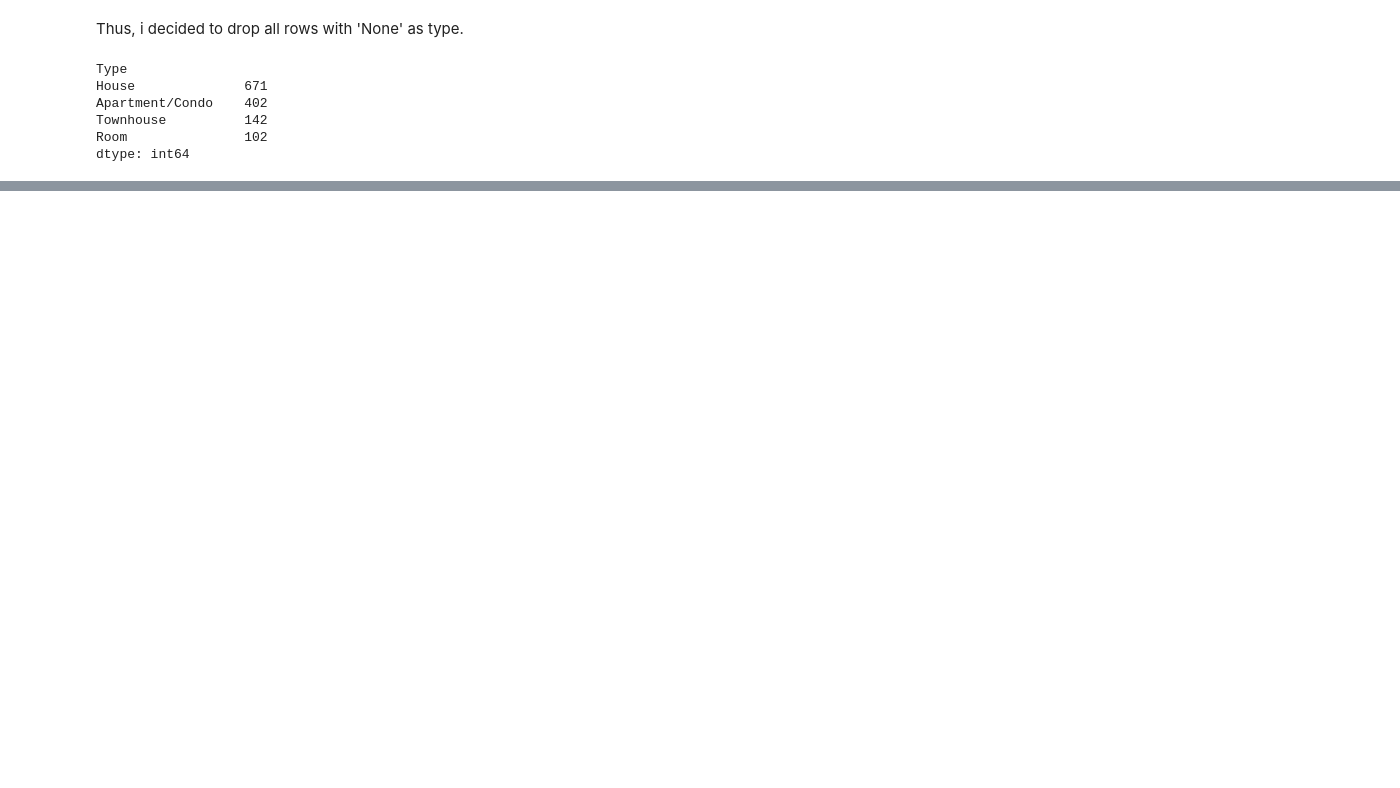
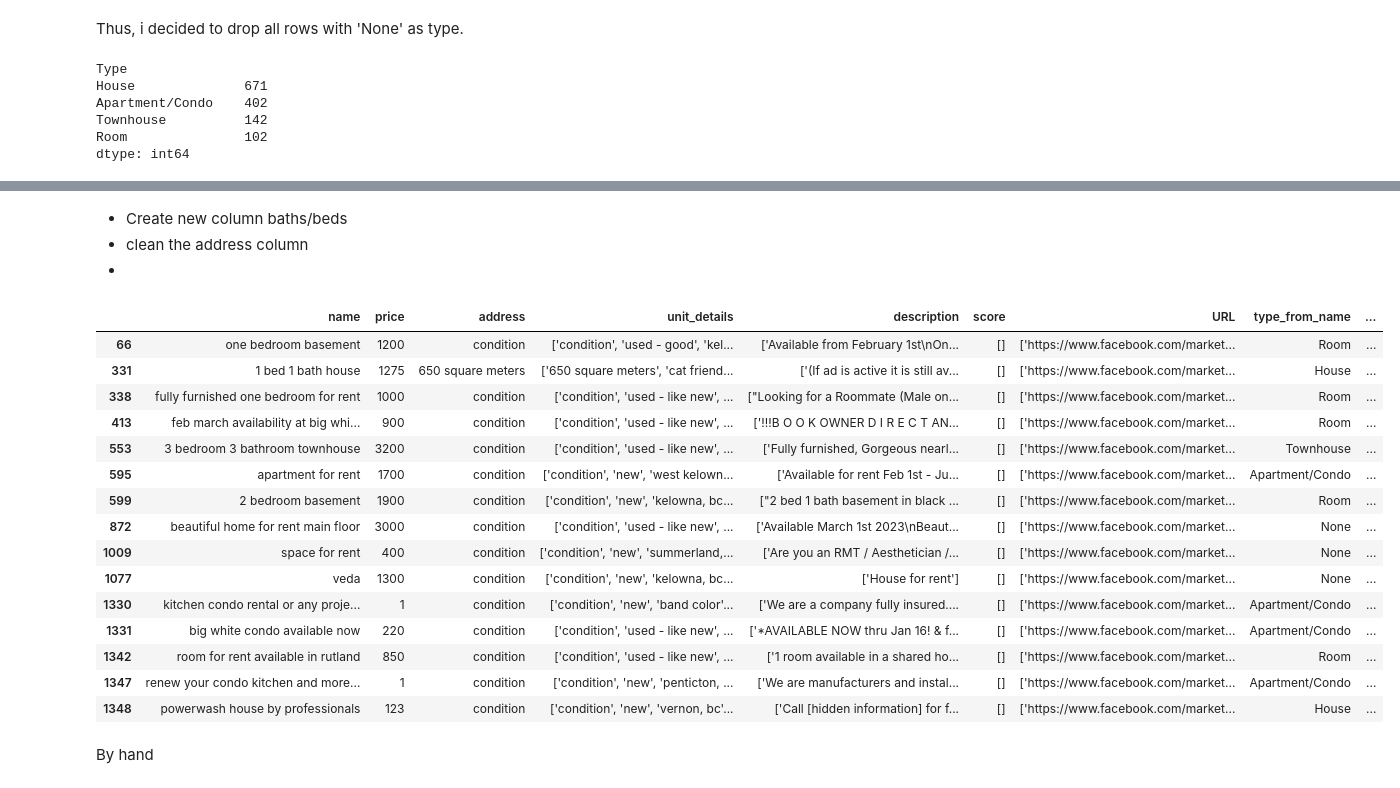
Before and after one commit to aiillen/Kelowna-Rental-Price-Prediction-Using-Machine-Learning-Algorithms, a Jupyter notebook: data/raw/cleaning_data_1.ipynb, the cells around one changed output, grey strips where cells are left out. Saved outputs shown, nothing was run; the diff lists cells and outputs as text; code cells hidden in the pictures; blank space fills up the shorter version.

Commit message:
cleaning the address column

```diff
--- a/data/raw/cleaning_data.ipynb
+++ b/data/raw/cleaning_data_1.ipynb
@@ -268,0 +267,33 @@ df.head(10)
+# %% [markdown]
+- Create new column baths/beds
+- clean the address column
+-
+# %%
+df = df.rename(columns = {'adress':'address'})
+# %%
+df['address'] = df['address'].str[2:-2]
+# %%
+df.loc[df['address'] == 'Location is approximate', 'address'] = df.loc[df['address'] == 'Location is approximate', 'unit_details'].str.split("'").str[1]
+# %%
+df['address'] = df['address'].str.lower()
+# %%
+df[~df['address'].str.contains('bc')]
+# %% [output]
+|  | name | price | address | unit_details | description | score | URL | type_from_name | ... |
+| 66 | one bedroom basement | 1200 | condition | ['condition', 'used - good', 'kel... | ['Available from February 1st\nOn... | [] | ['https://www.facebook.com/market... | Room | ... |
+| 331 | 1 bed 1 bath house | 1275 | 650 square meters | ['650 square meters', 'cat friend... | ['(If ad is active it is still av... | [] | ['https://www.facebook.com/market... | House | ... |
+| 338 | fully furnished one bedroom for rent | 1000 | condition | ['condition', 'used - like new', ... | ["Looking for a Roommate (Male on... | [] | ['https://www.facebook.com/market... | Room | ... |
+| 413 | feb march availability at big whi... | 900 | condition | ['condition', 'used - like new', ... | ['!!!B O O K OWNER D I R E C T AN... | [] | ['https://www.facebook.com/market... | Room | ... |
+| 553 | 3 bedroom 3 bathroom townhouse | 3200 | condition | ['condition', 'used - like new', ... | ['Fully furnished, Gorgeous nearl... | [] | ['https://www.facebook.com/market... | Townhouse | ... |
+| 595 | apartment for rent | 1700 | condition | ['condition', 'new', 'west kelown... | ['Available for rent Feb 1st - Ju... | [] | ['https://www.facebook.com/market... | Apartment/Condo | ... |
+| 599 | 2 bedroom basement | 1900 | condition | ['condition', 'new', 'kelowna, bc... | ["2 bed 1 bath basement in black ... | [] | ['https://www.facebook.com/market... | Room | ... |
+| 872 | beautiful home for rent main floor | 3000 | condition | ['condition', 'used - like new', ... | ['Available March 1st 2023\nBeaut... | [] | ['https://www.facebook.com/market... | None | ... |
+| 1009 | space for rent | 400 | condition | ['condition', 'new', 'summerland,... | ['Are you an RMT / Aesthetician /... | [] | ['https://www.facebook.com/market... | None | ... |
+| 1077 | veda | 1300 | condition | ['condition', 'new', 'kelowna, bc... | ['House for rent'] | [] | ['https://www.facebook.com/market... | None | ... |
+| 1330 | kitchen condo rental or any proje... | 1 | condition | ['condition', 'new', 'band color'... | ['We are a company fully insured.... | [] | ['https://www.facebook.com/market... | Apartment/Condo | ... |
+| 1331 | big white condo available now | 220 | condition | ['condition', 'used - like new', ... | ['*AVAILABLE NOW thru Jan 16! & f... | [] | ['https://www.facebook.com/market... | Apartment/Condo | ... |
+| 1342 | room for rent available in rutland | 850 | condition | ['condition', 'used - like new', ... | ['1 room available in a shared ho... | [] | ['https://www.facebook.com/market... | Room | ... |
+| 1347 | renew your condo kitchen and more... | 1 | condition | ['condition', 'new', 'penticton, ... | ['We are manufacturers and instal... | [] | ['https://www.facebook.com/market... | Apartment/Condo | ... |
+| 1348 | powerwash house by professionals | 123 | condition | ['condition', 'new', 'vernon, bc'... | ['Call [hidden information] for f... | [] | ['https://www.facebook.com/market... | House | ... |
+# %% [markdown]
+By hand
```
Also changed, not shown: parts of 5 cells of this notebook.
